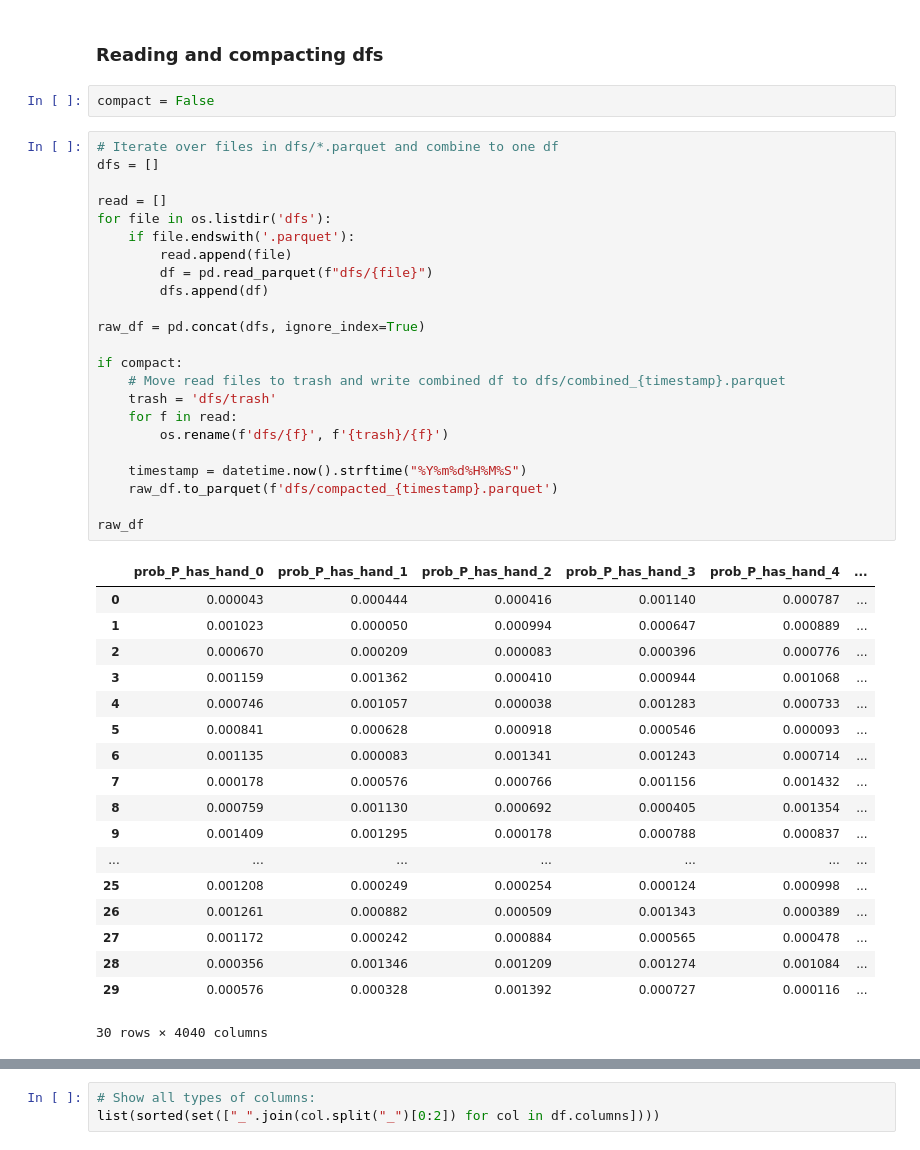
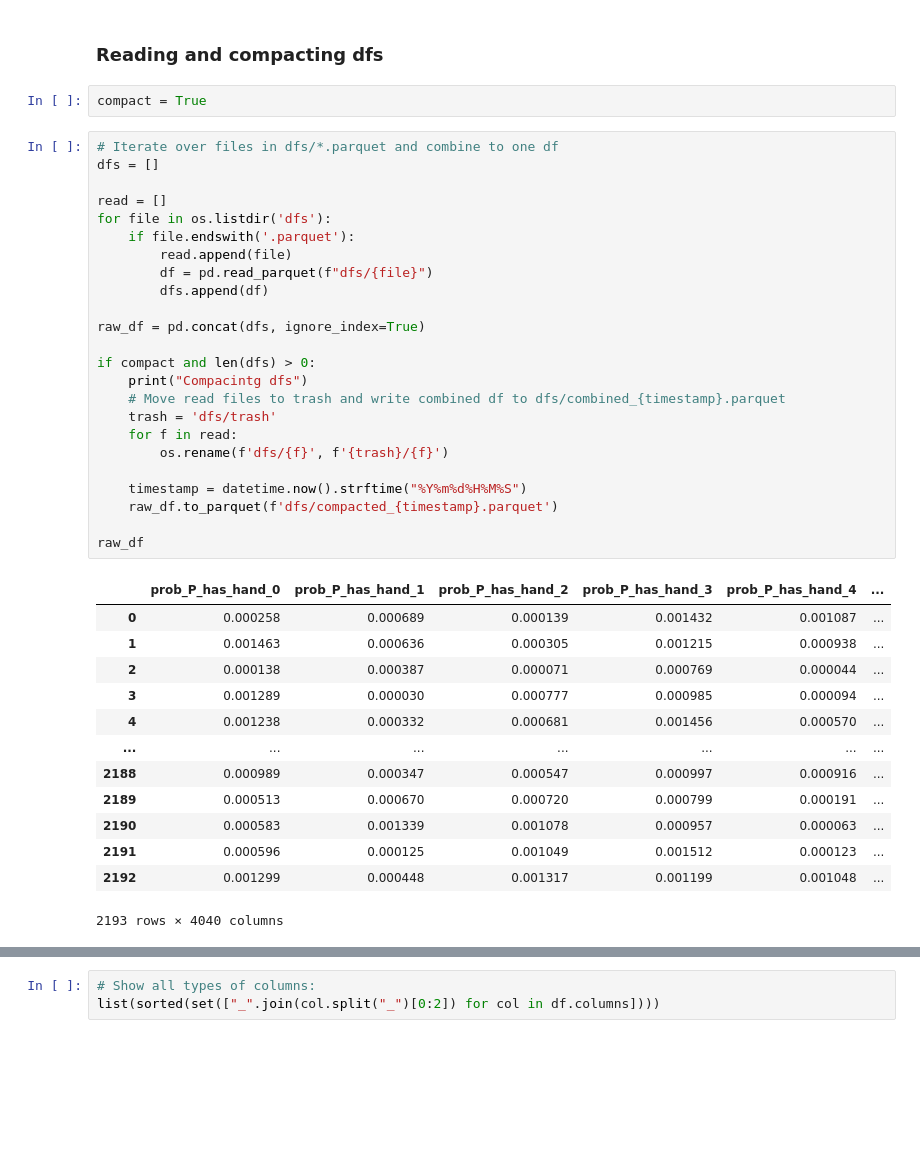
Before and after one commit to tjespe/texas-holdem-ai, a Jupyter notebook: train_nn.ipynb, the cells around one changed output, grey strips where cells are left out. Saved outputs shown, nothing was run; the diff lists cells and outputs as text; blank space fills up the shorter version.

```diff
--- a/train_nn.ipynb
+++ b/train_nn.ipynb
@@ -9,49 +15,45 @@ stage = "river"
 # %% [markdown]
 ### Reading and compacting dfs
 # %%
-compact = False
+compact = True
 # %%
 # Iterate over files in dfs/*.parquet and combine to one df
 dfs = []
 
 read = []
 for file in os.listdir('dfs'):
     if file.endswith('.parquet'):
         read.append(file)
         df = pd.read_parquet(f"dfs/{file}")
         dfs.append(df)
 
 raw_df = pd.concat(dfs, ignore_index=True)
 
-if compact:
+if compact and len(dfs) > 0:
+    print("Compacintg dfs")
     # Move read files to trash and write combined df to dfs/combined_{timestamp}.parquet
     trash = 'dfs/trash'
     for f in read:
         os.rename(f'dfs/{f}', f'{trash}/{f}')
 
     timestamp = datetime.now().strftime("%Y%m%d%H%M%S")
     raw_df.to_parquet(f'dfs/compacted_{timestamp}.parquet')
 
 raw_df
 # %% [output]
 |  | prob_P_has_hand_0 | prob_P_has_hand_1 | prob_P_has_hand_2 | prob_P_has_hand_3 | prob_P_has_hand_4 | ... |
-| 0 | 0.000043 | 0.000444 | 0.000416 | 0.001140 | 0.000787 | ... |
-| 1 | 0.001023 | 0.000050 | 0.000994 | 0.000647 | 0.000889 | ... |
-| 2 | 0.000670 | 0.000209 | 0.000083 | 0.000396 | 0.000776 | ... |
-| 3 | 0.001159 | 0.001362 | 0.000410 | 0.000944 | 0.001068 | ... |
-| 4 | 0.000746 | 0.001057 | 0.000038 | 0.001283 | 0.000733 | ... |
-| 5 | 0.000841 | 0.000628 | 0.000918 | 0.000546 | 0.000093 | ... |
-| 6 | 0.001135 | 0.000083 | 0.001341 | 0.001243 | 0.000714 | ... |
-| 7 | 0.000178 | 0.000576 | 0.000766 | 0.001156 | 0.001432 | ... |
-| 8 | 0.000759 | 0.001130 | 0.000692 | 0.000405 | 0.001354 | ... |
-| 9 | 0.001409 | 0.001295 | 0.000178 | 0.000788 | 0.000837 | ... |
+| 0 | 0.000258 | 0.000689 | 0.000139 | 0.001432 | 0.001087 | ... |
+| 1 | 0.001463 | 0.000636 | 0.000305 | 0.001215 | 0.000938 | ... |
+| 2 | 0.000138 | 0.000387 | 0.000071 | 0.000769 | 0.000044 | ... |
+| 3 | 0.001289 | 0.000030 | 0.000777 | 0.000985 | 0.000094 | ... |
+| 4 | 0.001238 | 0.000332 | 0.000681 | 0.001456 | 0.000570 | ... |
 | ... | ... | ... | ... | ... | ... | ... |
-| 25 | 0.001208 | 0.000249 | 0.000254 | 0.000124 | 0.000998 | ... |
-| 26 | 0.001261 | 0.000882 | 0.000509 | 0.001343 | 0.000389 | ... |
-| 27 | 0.001172 | 0.000242 | 0.000884 | 0.000565 | 0.000478 | ... |
-| 28 | 0.000356 | 0.001346 | 0.001209 | 0.001274 | 0.001084 | ... |
-| 29 | 0.000576 | 0.000328 | 0.001392 | 0.000727 | 0.000116 | ... |
+| 2188 | 0.000989 | 0.000347 | 0.000547 | 0.000997 | 0.000916 | ... |
+| 2189 | 0.000513 | 0.000670 | 0.000720 | 0.000799 | 0.000191 | ... |
+| 2190 | 0.000583 | 0.001339 | 0.001078 | 0.000957 | 0.000063 | ... |
+| 2191 | 0.000596 | 0.000125 | 0.001049 | 0.001512 | 0.000123 | ... |
+| 2192 | 0.001299 | 0.000448 | 0.001317 | 0.001199 | 0.001048 | ... |
-30 rows × 4040 columns
+2193 rows × 4040 columns
 # %%
 df = raw_df[raw_df["stage"] == stage]
 df = df.drop(columns=["stage"])
```
Also changed, not shown: parts of 24 cells of this notebook, 1 other file.
